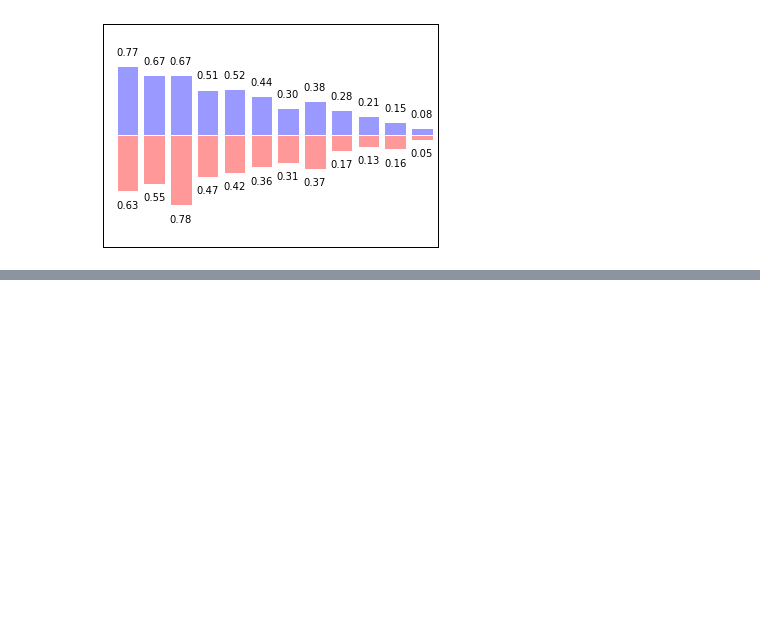
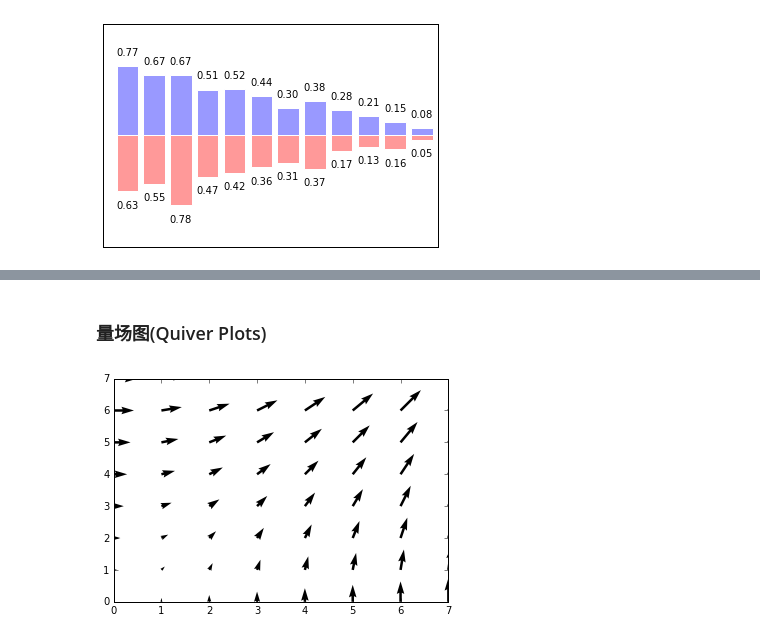
Before and after one commit to lihow/PythonL, a Jupyter notebook: Matplotlib学习.ipynb, the cells around one changed output, grey strips where cells are left out. Cells and saved outputs as stored; diff of their text form; code cells hidden in the pictures; blank space fills up the shorter version.

```diff
--- a/Matplotlib学习.ipynb
+++ b/Matplotlib学习.ipynb
@@ -395,0 +448,11 @@ show()
+# %% [markdown]
+### 量场图(Quiver Plots)
+# %%
+from pylab import *
+
+n = 8
+X, Y = np.mgrid[0:n, 0:n]
+quiver(X, Y)
+show()
+# %% [output]
+[figure, added]
```
Also changed, not shown: parts of 14 cells of this notebook.
